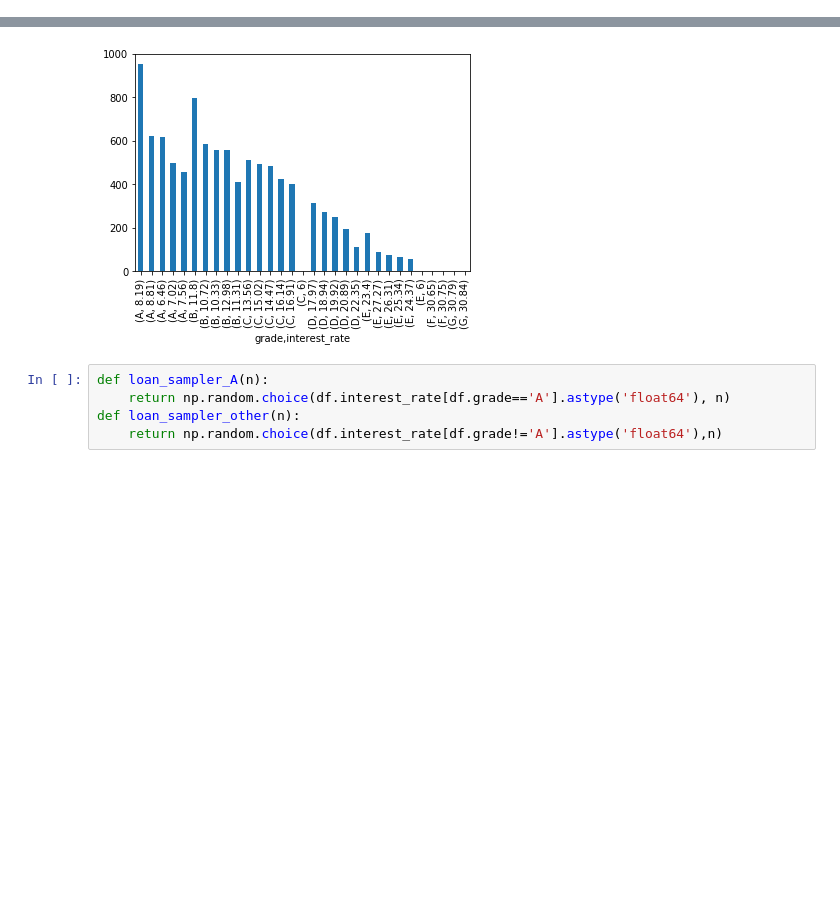
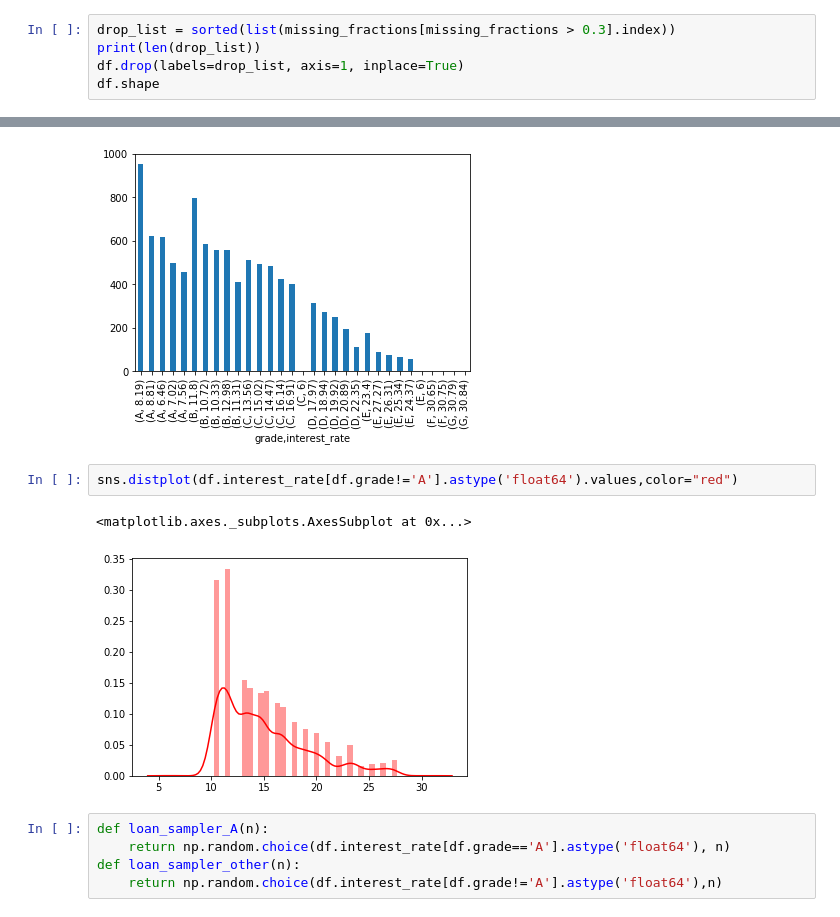
Before and after one commit to nishimishra71/Python, a Jupyter notebook: Capstone_sample.ipynb, the cells around one changed output, grey strips where cells are left out. Saved outputs shown, nothing was run; the diff lists cells and outputs as text; blank space fills up the shorter version.

```diff
--- a/Capstone_sample.ipynb
+++ b/Capstone_sample.ipynb
@@ -97,0 +130,5 @@ df.drop(['member_id'],axis=1,inplace=True)
+# %%
+drop_list = sorted(list(missing_fractions[missing_fractions > 0.3].index))
+print(len(drop_list))
+df.drop(labels=drop_list, axis=1, inplace=True)
+df.shape
@@ -278,6 +319,11 @@ df.interest_rate.groupby(df.grade).value_counts().plot.bar()
 plt.show()
 # %% [output]
 [figure]
+# %%
+sns.distplot(df.interest_rate[df.grade!='A'].astype('float64').values,color="red")
+# %% [output]
+<matplotlib.axes._subplots.AxesSubplot at 0x...>
+[figure, added]
 # %%
 def loan_sampler_A(n):
     return np.random.choice(df.interest_rate[df.grade=='A'].astype('float64'), n)
```
Also changed, not shown: parts of 11 cells of this notebook.
